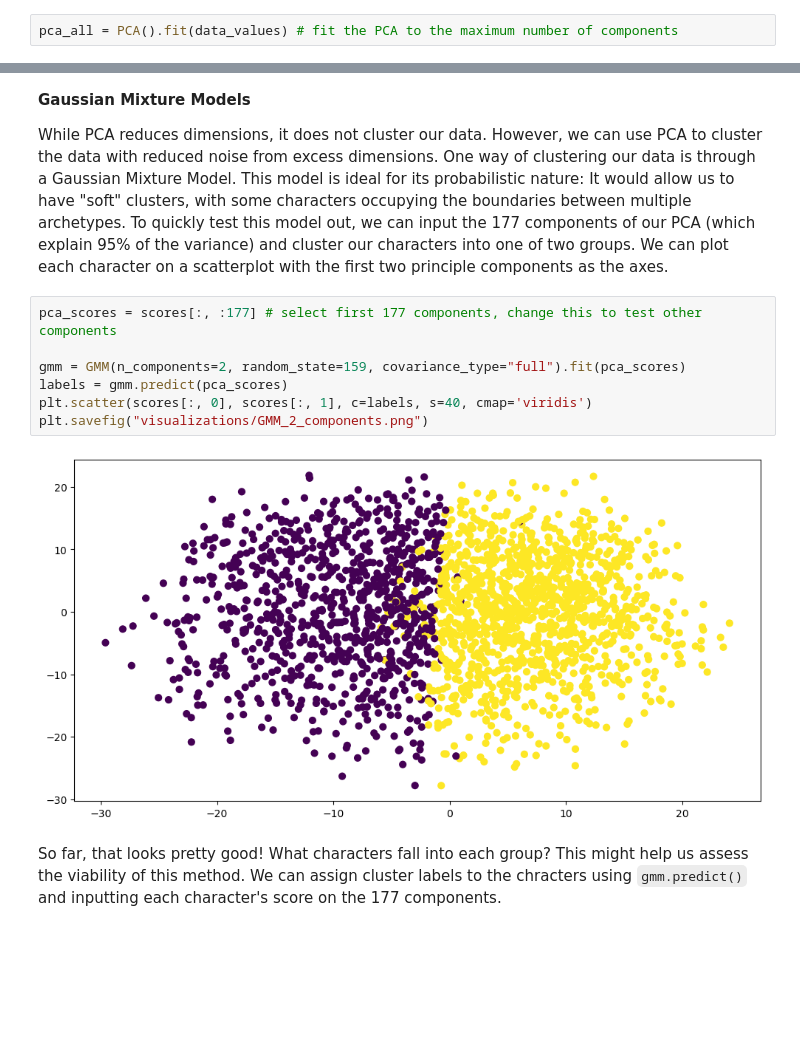
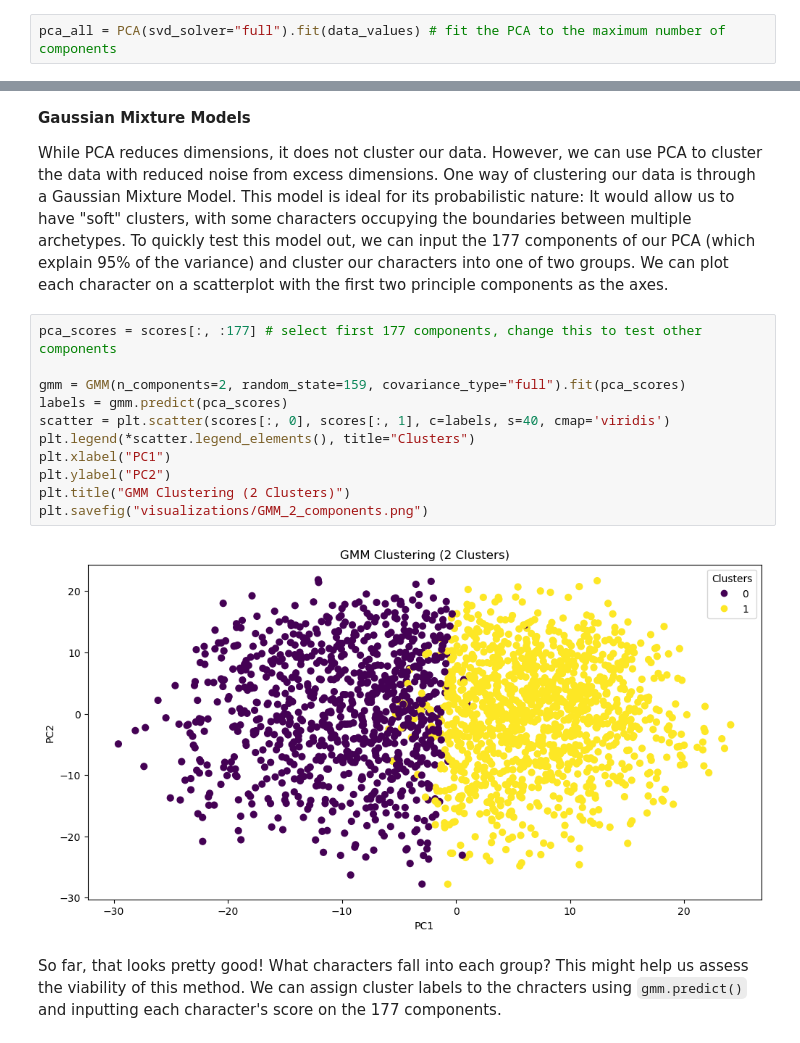
Before and after one commit to UCB-stat-159-f25/ucb-stat-159-f25-classroom-final-final, a Jupyter notebook: 3-identify_archetypes-Copy1.ipynb, the cells around one changed output, grey strips where cells are left out. Drawn from its saved outputs; the diff is of its cells as text; blank space fills up the shorter version.

Commit message:
removed PCA randomization and added labels to GMM visuals

```diff
--- a/3-identify_archetypes-Copy1.ipynb
+++ b/3-identify_archetypes-Copy1.ipynb
@@ -38,7 +38,7 @@ data_values = scaler.fit_transform(data_values)
 # %% [markdown]
 Now `data_values` contains our scaled data. It's time to see how many components we should have. This first technique is adapted from [this tutorial](https://mikulskibartosz.name/pca-how-to-choose-the-number-of-components). The author recommends that the number of components chosen should account for 95% of the variance. We'll see why this is an issue in a moment.
 # %%
-pca_all = PCA().fit(data_values) # fit the PCA to the maximum number of components
+pca_all = PCA(svd_solver="full").fit(data_values) # fit the PCA to the maximum number of components
 # %%
 plt.rcParams["figure.figsize"] = (12,6)
 
@@ -189,12 +190,16 @@ While PCA reduces dimensions, it does not cluster our data. However, we can use
 # %%
 pca_scores = scores[:, :177] # select first 177 components, change this to test other components
 
 gmm = GMM(n_components=2, random_state=159, covariance_type="full").fit(pca_scores)
 labels = gmm.predict(pca_scores)
-plt.scatter(scores[:, 0], scores[:, 1], c=labels, s=40, cmap='viridis')
+scatter = plt.scatter(scores[:, 0], scores[:, 1], c=labels, s=40, cmap='viridis')
+plt.legend(*scatter.legend_elements(), title="Clusters")
+plt.xlabel("PC1")
+plt.ylabel("PC2")
+plt.title("GMM Clustering (2 Clusters)")
 plt.savefig("visualizations/GMM_2_components.png")
 # %% [output]
-[figure, old version]
+[figure, new version]
 # %% [markdown]
 So far, that looks pretty good! What characters fall into each group? This might help us assess the viability of this method. We can assign cluster labels to the chracters using `gmm.predict()` and inputting each character's score on the 177 components.
 # %%
```
Also changed, not shown: parts of 12 cells of this notebook, 5 other files.
